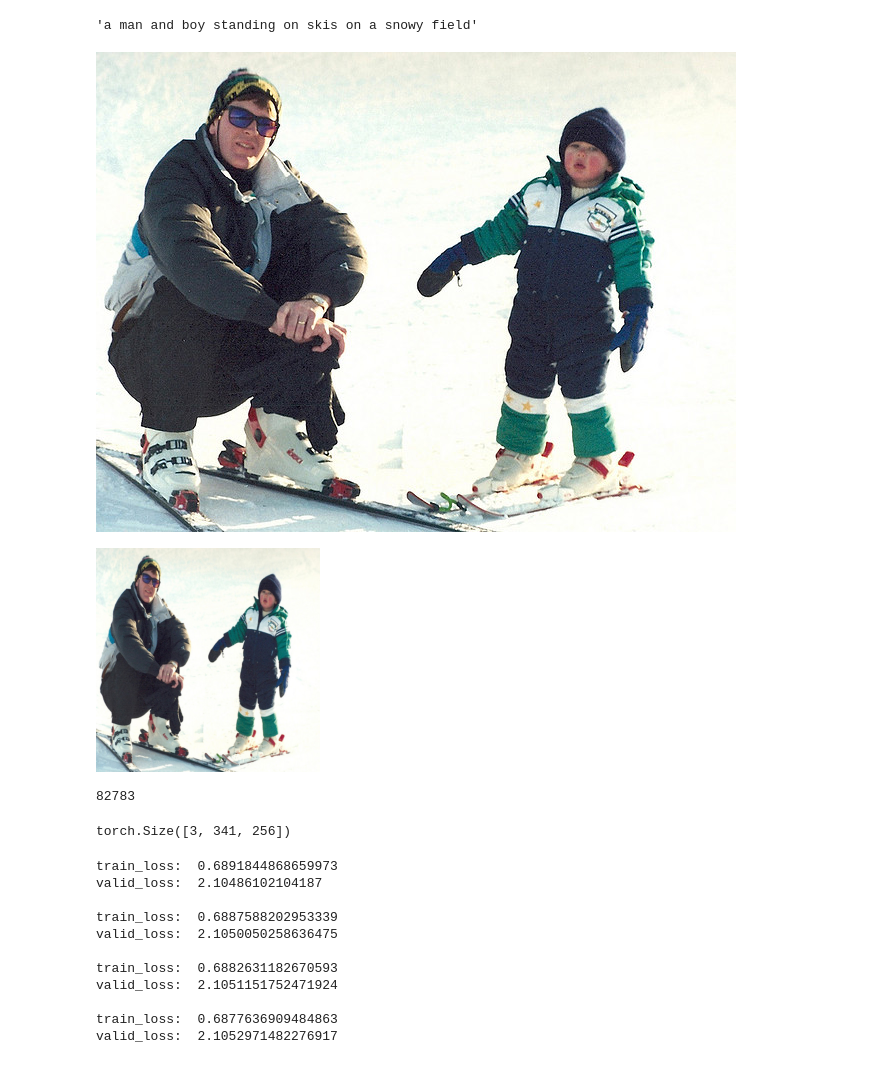
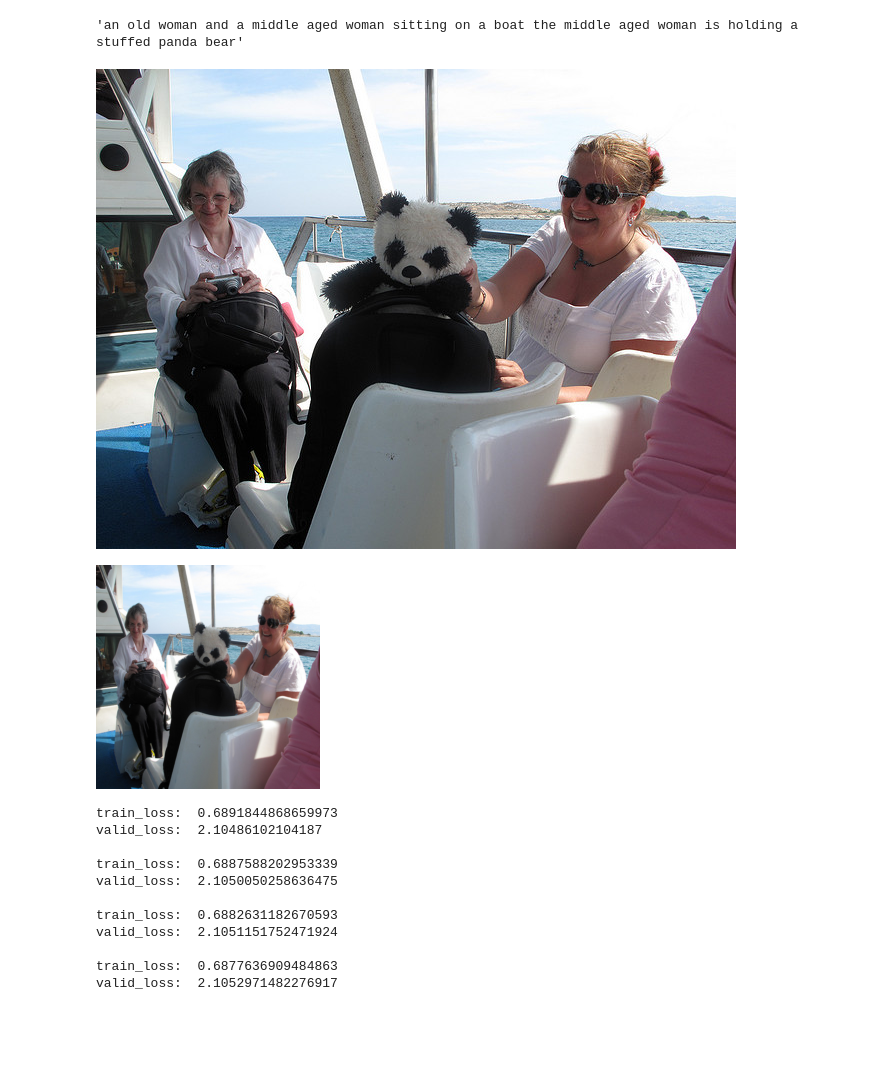
Before and after one commit to daveredrum/3d-captioning, a Jupyter notebook: autoencoder.ipynb, the cells around one changed output. Cells and saved outputs as stored; diff of their text form; code cells hidden in the pictures; blank space fills up the shorter version.

```diff
--- a/autoencoder.ipynb
+++ b/autoencoder.ipynb
@@ -38,14 +157,14 @@ df = pandas.read_csv("/mnt/raid/davech2y/COCO_2014/preprocessed/coco_val2014.cap
 l = df.file_name.values.tolist()
 # %%
-df.caption.values.tolist()[0]
+df.caption.values.tolist()[308450]
 # %% [output]
-'a man and boy standing on skis on a snowy field'
+'an old woman and a middle aged woman sitting on a boat the middle aged woman is holding a stuffed panda bear'
 # %%
-Image.open("/mnt/raid/davech2y/COCO_2014/val2014/{}".format(l[0]))
+Image.open("/mnt/raid/davech2y/COCO_2014/train2014/{}".format("COCO_train2014_000000289248.jpg"))
 # %% [output]
-[figure, old version]
+[figure, new version]
 # %%
-image = Image.open("/mnt/raid/davech2y/COCO_2014/val2014/{}".format(l[0]))
+image = Image.open("/mnt/raid/davech2y/COCO_2014/train2014/{}".format(l[414112]))
 trans = transforms.Compose([
     transforms.Resize((224, 224)),
 #     transforms.CenterCrop(224),
@@ -55,18 +174,7 @@ image = trans(image)
 image = image.expand(3, image.size(1), image.size(2))
 transforms.ToPILImage()(image)
 # %% [output]
-[figure, old version]
+[figure, new version]
-# %%
-dataset = FeatureDataset(
-    database="/mnt/raid/davech2y/COCO_2014/preprocessed/coco_{}2014_224.hdf5".format("train")
-)
-len(dataset)
-# %% [output]
-82783
-# %%
-transforms.ToTensor()(image).size()
-# %% [output]
-torch.Size([3, 341, 256])
 # %%
 train_size = 100
 valid_size = 10
```
Also changed, not shown: parts of 13 cells of this notebook, 4 other files.
